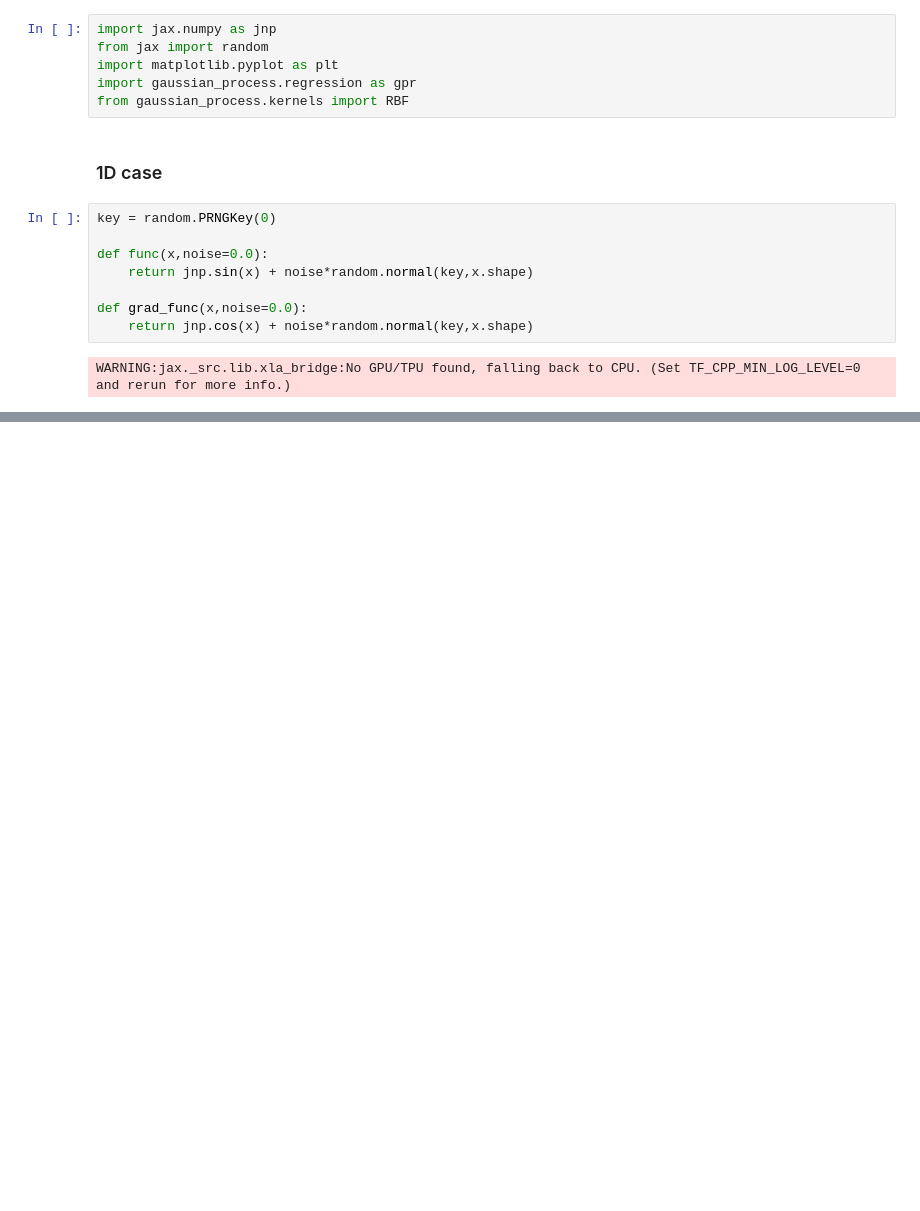
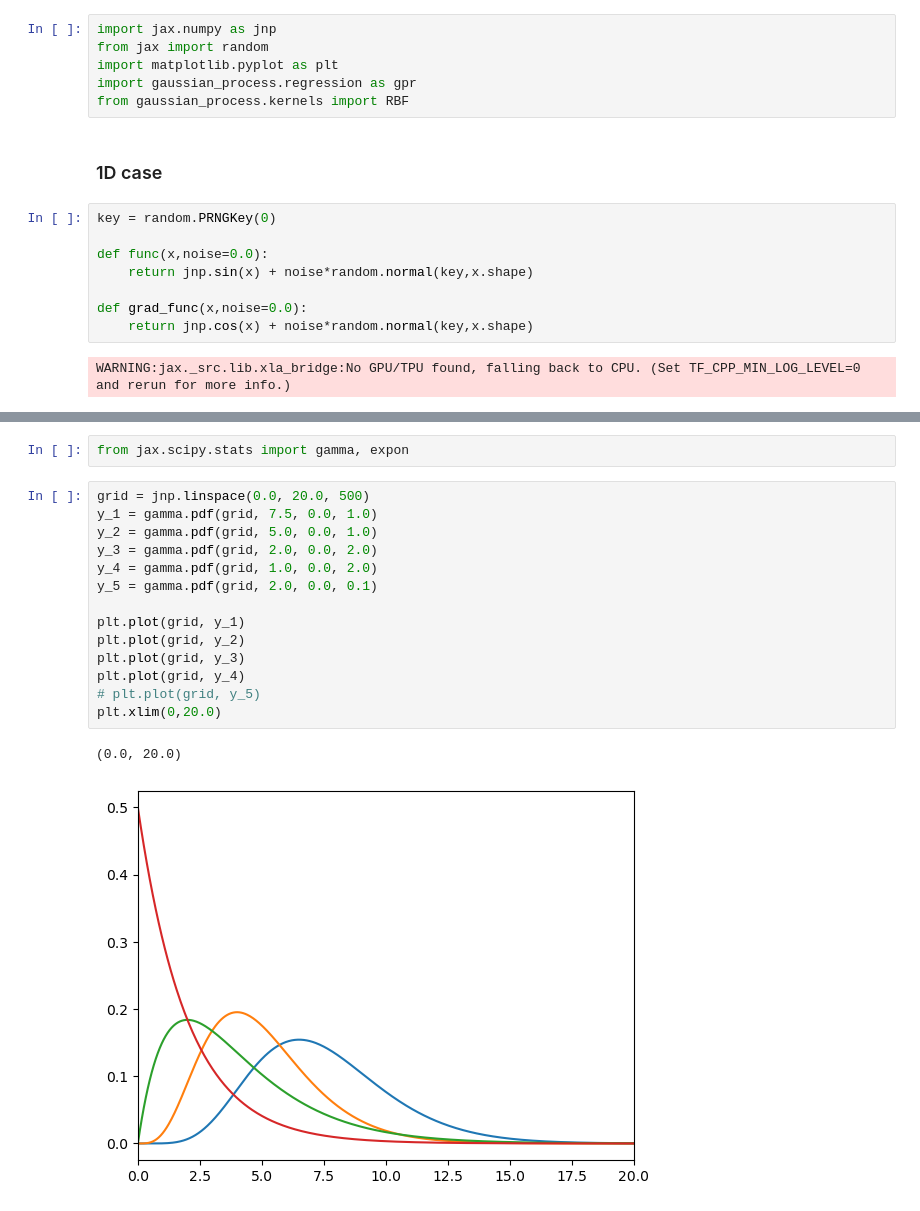
Before and after one commit to LukasEin/jaxgp, a Jupyter notebook: random.ipynb, the cells around one changed output, grey strips where cells are left out. Cells and saved outputs as stored; diff of their text form; blank space fills up the shorter version.

```diff
--- a/random.ipynb
+++ b/random.ipynb
@@ -89,0 +77,19 @@ DeviceArray([1, 2, 3, 4], dtype=int32)
+# %%
+from jax.scipy.stats import gamma, expon
+# %%
+grid = jnp.linspace(0.0, 20.0, 500)
+y_1 = gamma.pdf(grid, 7.5, 0.0, 1.0)
+y_2 = gamma.pdf(grid, 5.0, 0.0, 1.0)
+y_3 = gamma.pdf(grid, 2.0, 0.0, 2.0)
+y_4 = gamma.pdf(grid, 1.0, 0.0, 2.0)
+y_5 = gamma.pdf(grid, 2.0, 0.0, 0.1)
+
+plt.plot(grid, y_1)
+plt.plot(grid, y_2)
+plt.plot(grid, y_3)
+plt.plot(grid, y_4)
+# plt.plot(grid, y_5)
+plt.xlim(0,20.0)
+# %% [output]
+(0.0, 20.0)
+[figure, added]
```
Also changed, not shown: parts of 10 cells of this notebook, 4 other files.
